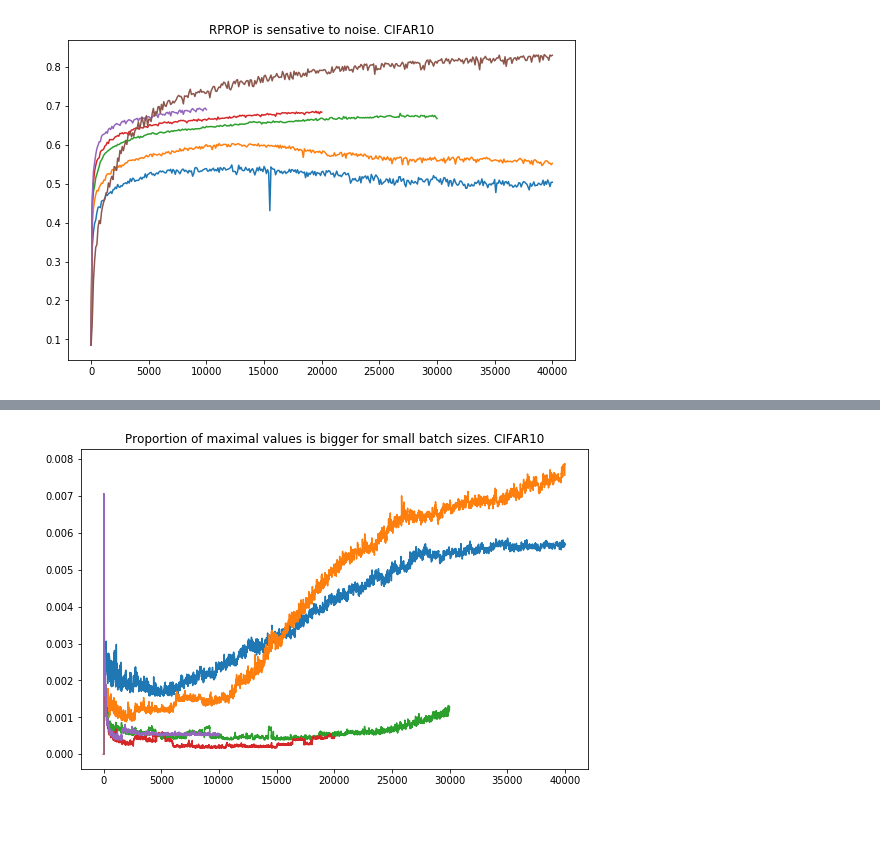
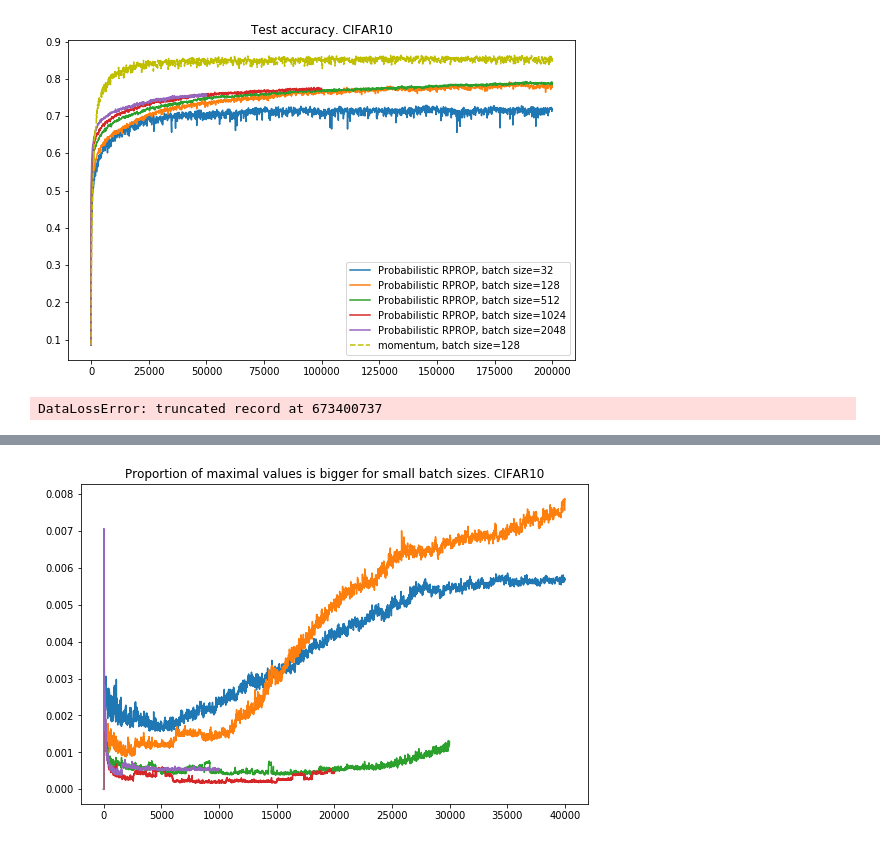
Before and after one commit to zadaianchuk/ProbabilisticRPROP, a Jupyter notebook: experiments.ipynb, the cells around one changed output, grey strips where cells are left out. Saved outputs shown, nothing was run; the diff lists cells and outputs as text; code cells hidden in the pictures.

```diff
--- a/experiments.ipynb
+++ b/experiments.ipynb
@@ -26,0 +28,10 @@ name = "tflogs/cifar10_3c3d/cifar10_3c3d__RPROP__bs_32__delta_0_1E-04__delta_min
+# %%
+def get_scalar_summary(path, tag):
+    for file in os.listdir(path):
+        l=[]
+        event_file_path=os.path.join(path, file)
+        for e in tf.train.summary_iterator(event_file_path):
+            for v in e.summary.value:
+                if v.tag == tag:
+                    l.append(v.simple_value)
+    return l
@@ -27,32 +121,28 @@ name = "tflogs/cifar10_3c3d/cifar10_3c3d__RPROP__bs_32__delta_0_1E-04__delta_min
 # %%
-name = "tflogs_for_report/cifar10_3c3d/cifar10_3c3d__RPROP__bs_"
+model_name ="cifar10_3c3d"
 batch_sizes = [32, 128, 512, 1024, 2048]
-Ns={32:40000,128:40000,512:30000,1024:20000,2048:10000}
+Ns={32:200000,128:200000,512:200000,1024:100000,2048:50000}
 every=100
 ts = {bs: range(0,Ns[bs]+1,every) for bs in batch_sizes}
 fig=plt.figure(figsize=(20,20))
+#add accuracy
 ax=fig.add_subplot(3,2,1)
-ax.set_title("RPROP is sensative to noise. CIFAR10")
+ax.set_title("Test accuracy. CIFAR10")
+tag = 'checkpoint_test_acc'
+
+path_rprop = "../tflogs_for_report/tflogs_for_report2/"+model_name+"/"+model_name+"__ProbRPROP__bs_{0}"\
+             "__delta_0_5E-04__delta_min_1E-09__delta_max_5E-03__p_min_0.25__"\
+            "eta_minus_0.5__eta_plus_3.0__eta_type_exponential__N_{1}__UME_False__SOFT_True__seed_42"
+
 for bs in batch_sizes:
-    path = name+str(bs)+"__delta_0_1E-04__delta_min_1E-09__delta_max_1E-03__eta_minus_0.83__eta_plus_1.2__N_"+str(Ns[bs])+"__MNS_True__UME_False__seed_42/"
-    for file in os.listdir(path):
-        l=[]
-        event_file_path=os.path.join(path, file)
-        for e in tf.train.summary_iterator(event_file_path):
-            for v in e.summary.value:
-                if v.tag == 'checkpoint_test_acc':
-                    l.append(v.simple_value)
-    line=ax.plot(ts[bs],l,  label="RPROP, batch size=" + str(bs))
-path="tflogs_for_report/cifar10_3c3d/cifar10_3c3d__momentum__bs_128__mu_9.9E-01__lr_1E-04__seed_42/"
-for file in os.listdir(path):
-    l=[]
-    event_file_path=os.path.join(path, file)
-    for e in tf.train.summary_iterator(event_file_path):
-        for v in e.summary.value:
-            if v.tag == 'checkpoint_test_acc':
-                l.append(v.simple_value)
-line=ax.plot(ts[128],l,  label="momentum, batch size=128" + str(bs))
-
+    path = path_rprop.format(bs,Ns[bs])
+    l = get_scalar_summary(path, tag)
+    ax.plot(ts[bs],l,label="Probabilistic RPROP, batch size=" + str(bs))
+path="../tflogs_for_report/tflogs_for_report4/"+model_name+"/"+model_name+"__momentum__bs_128__mu_9.9E-01__lr_5E-04__seed_42/"
+l = get_scalar_summary(path, tag)
+line=ax.plot(range(0,200000+1,every) ,l, '--y',   label="momentum, batch size=128" ,  )
+ax.legend()
+fig.savefig("../report/fig6_exp.pdf",  transparent = True, bbox_inches = 'tight', pad_inches = 0)
 plt.show()
 # %% [output]
-[figure, old version]
+[figure, new version]
@@ -58,0 +156,22 @@ plt.show()
+# %%
+model_name ="cifar10_3c3d"
+batch_sizes = [128]
+Ns={128:200000}
+every=100
+ts = {bs: range(0,Ns[bs]+1,every) for bs in batch_sizes}
+fig=plt.figure(figsize=(20,20))
+ax=fig.add_subplot(3,2,1)
+ax.set_title("Test accuracy. CIFAR10")
+tag = 'checkpoint_test_acc'
+
+path_rprop = "../tflogs_for_report/tflogs_for_report3/"+model_name+"/"+model_name+"__ProbRPROP__bs_128"\
+             "__delta_0_{0}__delta_min_1E-09__delta_max_5E-02__p_min_0.25__eta_minus_0.33__eta_plus_3.0__eta_type_interval__N_200000__UME_False__SOFT_True__seed_42/"
+for delta_0 in delta_0s:
+    path = path_rprop.format(delta_0)
+    l = get_scalar_summary(path, tag)
+    ax.plot(l,label="ProbRPROP, delta_0=" + delta_0)
+    ax.legend()
+fig.savefig("../report/fig8_diff_delta_0_int.pdf",  transparent = True, bbox_inches = 'tight', pad_inches = 0)
+plt.show()
+# %% [output]
+DataLossError: truncated record at 673400737
```
Also changed, not shown: parts of 19 cells of this notebook, 22 other files.
